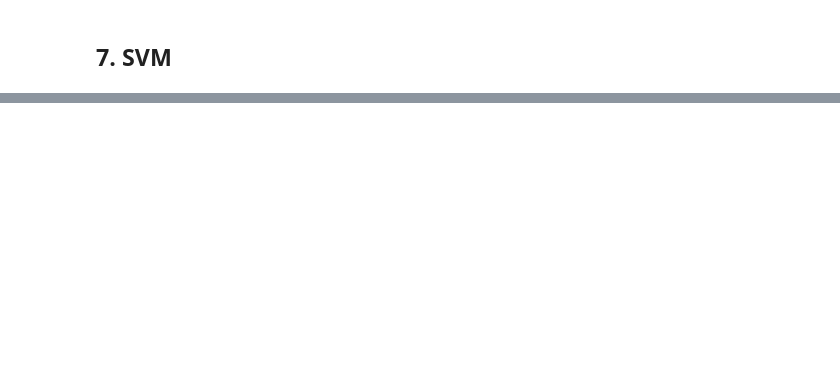
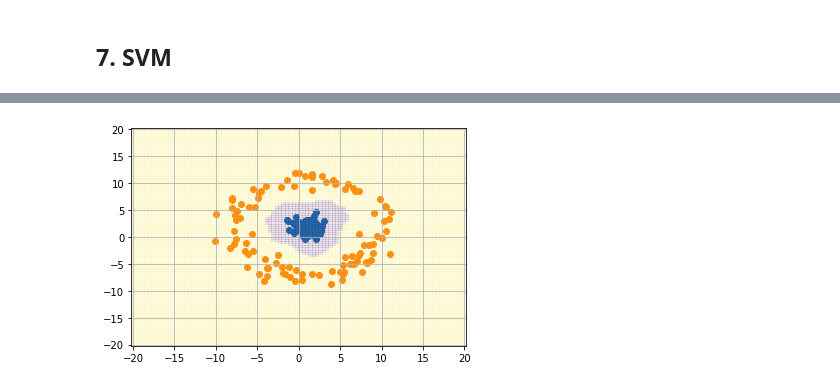
Before and after one commit to ruke1ire/AIT, a Jupyter notebook: ML/JupyterLab/CheatSheet/CheatSheat.ipynb, the cells around one changed output, grey strips where cells are left out. Drawn from its saved outputs; the diff is of its cells as text; code cells hidden in the pictures; blank space fills up the shorter version.

```diff
--- a/ML/JupyterLab/CheatSheet/CheatSheat.ipynb
+++ b/ML/JupyterLab/CheatSheet/CheatSheat.ipynb
@@ -755,0 +856,24 @@ MNB.accuracy(y,y_pred)
+# %%
+# Generate data for class 1
+
+mu_1 = np.array([1.0, 2.0])
+sigma_1 = 1
+num_sample = 100
+cov_mat = np.matrix([[sigma_1,0],[0,sigma_1]])
+X1 = np.random.multivariate_normal(mean= mu_1, cov=cov_mat, size = num_sample)
+#X1[0] = np.array([8,8])
+
+# Generate data for class 2
+
+angle = np.random.uniform(0, 2*np.pi, num_sample)
+d =  np.random.normal(np.square(3*sigma_1),np.square(.5*sigma_1),num_sample)
+X2 = np.array([X1[:,0] + d*np.cos(angle), X1[:,1] + d*np.sin(angle)]).T
+
+# Combine X1 and X2 into single dataset
+
+X = np.concatenate([X1, X2],axis = 0)
+y = np.append(-np.ones(num_sample),np.ones(num_sample))[:,np.newaxis]
+# %%
+SVM = SVMModel()
+
+alpha,w,b = SVM.optimize(X,y,sigma=1)
@@ -755,0 +898,22 @@ MNB.accuracy(y,y_pred)
+# %%
+x_series = np.linspace(-20,20,100)
+y_series = np.linspace(-20,20,100)
+
+x_mesh,y_mesh = np.meshgrid(x_series,y_series)
+
+x_mesh = x_mesh.reshape(-1,1)
+y_mesh = y_mesh.reshape(-1,1)
+
+mesh = np.append(x_mesh,y_mesh,axis=1)
+y_pred = SVM.predict_gaussian(mesh,X,y,alpha)
+
+x_mesh = x_mesh.reshape(100,100)
+y_mesh = y_mesh.reshape(100,100)
+y_pred = y_pred.reshape(100,100)
+# %%
+plt.scatter(X1[:,0],X1[:,1])
+plt.scatter(X2[:,0],X2[:,1])
+plt.pcolormesh(x_mesh,y_mesh,y_pred,cmap='viridis',shading='auto',alpha=0.1)
+plt.grid(True)
+# %% [output]
+[figure, added]
```
Also changed, not shown: parts of 10 cells of this notebook.
